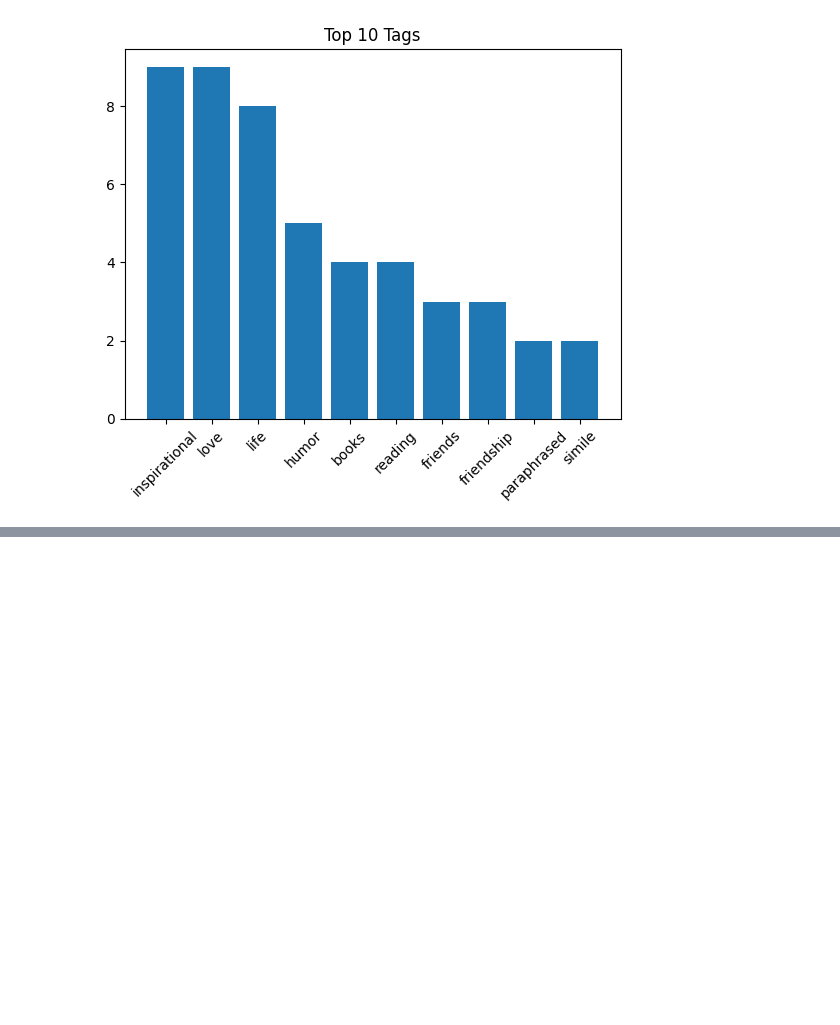
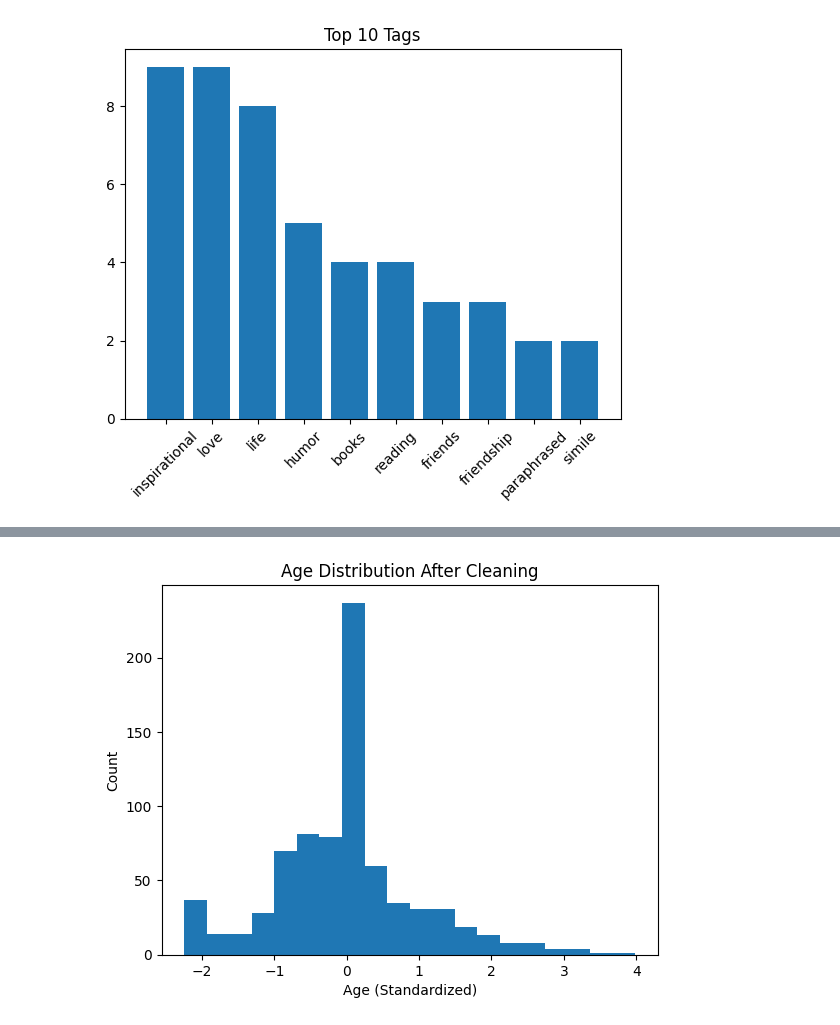
Before and after one commit to Komal123-cloud-cmyk/openai-whisper-speech-transcription, a Jupyter notebook: Task1_WebScraoing_Komal.ipynb, the cells around one changed output, grey strips where cells are left out. Cells and saved outputs as stored; diff of their text form; code cells hidden in the pictures; blank space fills up the shorter version.

```diff
--- a/Task1_WebScraoing_Komal.ipynb
+++ b/Task1_WebScraoing_Komal.ipynb
@@ -117,0 +157,9 @@ plt.show()
+# %%
+# Fill Age with mean
+df['Age'].fillna(df['Age'].mean(), inplace=True)
+
+# Drop Cabin (too many missing values)
+df.drop(columns=['Cabin'], inplace=True)
+
+# Fill Embarked with mode
+df['Embarked'].fillna(df['Embarked'].mode()[0], inplace=True)
@@ -117,0 +179,24 @@ plt.show()
+# %%
+Q1 = df['Fare'].quantile(0.25)
+Q3 = df['Fare'].quantile(0.75)
+IQR = Q3 - Q1
+
+lower = Q1 - 1.5*IQR
+upper = Q3 + 1.5*IQR
+
+# Keep only non-outliers
+df = df[(df['Fare'] >= lower) & (df['Fare'] <= upper)]
+# %%
+from sklearn.preprocessing import LabelEncoder
+
+# Label Encode Sex
+le = LabelEncoder()
+df['Sex'] = le.fit_transform(df['Sex'])  # male=1, female=0
+
+# One-Hot Encode Embarked
+df = pd.get_dummies(df, columns=['Embarked'])
+# %%
+from sklearn.preprocessing import StandardScaler
+
+scaler = StandardScaler()
+df[['Age','Fare']] = scaler.fit_transform(df[['Age','Fare']])
@@ -117,0 +205,10 @@ plt.show()
+# %%
+import matplotlib.pyplot as plt
+
+plt.hist(df['Age'], bins=20)
+plt.title("Age Distribution After Cleaning")
+plt.xlabel("Age (Standardized)")
+plt.ylabel("Count")
+plt.show()
+# %% [output]
+[figure, added]
```
Also changed, not shown: parts of 8 cells of this notebook.
